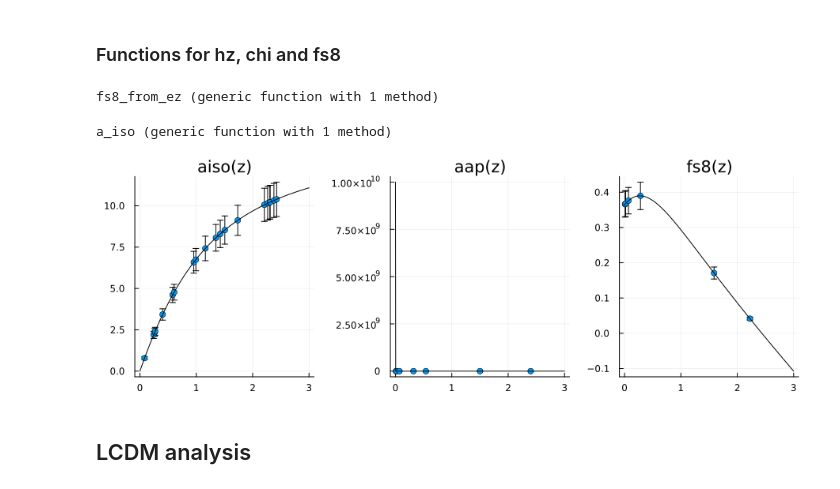
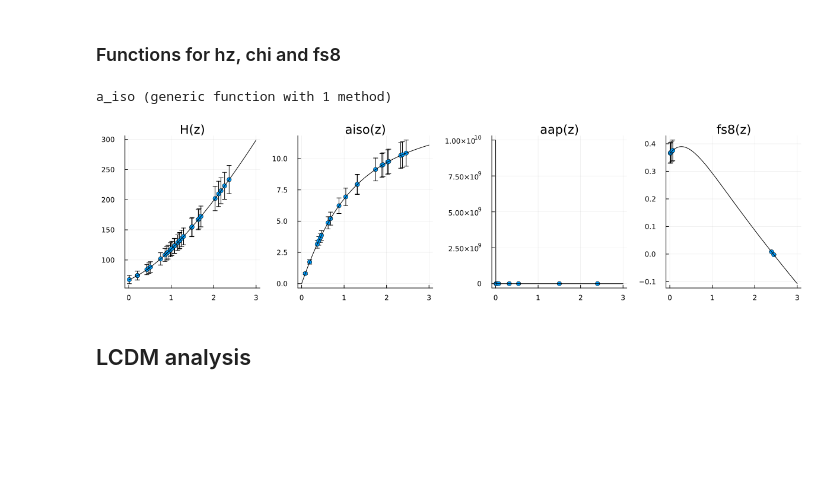
Before and after one commit to JaimeRZP/wb_gp, a Jupyter notebook: Tanvi/alpha_param.ipynb, the cells around one changed output. Cells and saved outputs as stored; diff of their text form; code cells hidden in the pictures; blank space fills up the shorter version.

```diff
--- a/Tanvi/alpha_param.ipynb
+++ b/Tanvi/alpha_param.ipynb
@@ -90,11 +90,12 @@ fakedataaiso = fakedata_aiso();
 #### Putting Hz, Dm and fs8 data together
 # %%
 # fake data
-data_obs  = [fakedataaiso.data; fakedataaap.data; fakedatafs8.data];
-z_obs = [fakedataaiso.z; fakedataaap.z; fakedatafs8.z];
-covariance_obs = BlockDiagonal([fakedataaiso.cov, fakedataaap.cov, fakedatafs8.cov]);
+data_obs  = [fakedatahz.data; fakedataaiso.data; fakedataaap.data; fakedatafs8.data];
+z_obs = [fakedatahz.z; fakedataaiso.z; fakedataaap.z; fakedatafs8.z];
+covariance_obs = BlockDiagonal([fakedatahz.cov, fakedataaiso.cov, fakedataaap.cov, fakedatafs8.cov]);
 
 # errors
+hz_err = 0.1 .* fakedatahz.data;
 aiso_err = 0.1 .* fakedataaiso.data;
 aap_err = 0.1 .* fakedataaap.data;
 fs8_err = 0.1 .* fakedatafs8.data;
@@ -154,46 +155,47 @@ function fs8_from_ez(zarr, Ωm, σ8, h0, ez, cosmo_type)
 
     return fs8zi
 end
+
+
+function dh(zarr, h0, ez)
+    dhz = LimberJack.CLIGHT_HMPC ./ (hz_from_ez(zarr, h0, ez))
+    return dhz
+end
+
+function dv(zarr, h0, ez)
+    dvz_cbrt = zarr .* dh(zarr, h0, ez) .* ((dm_from_ez(zarr, h0, ez)) .^ 2)
+    dvz = dvz_cbrt .^ (1/3)
+    return dvz
+end
+
+function a_ap(zarr, h0, ez)
+  numer = dh(zarr, h0, ez) ./ dm_from_ez(zarr, h0, ez)
+  return numer
+end
+
+function a_iso(zarr, h0, rd, ez)
+    numer = dv(zarr, h0, ez) ./ rd
+    return numer
+end
 # %% [output]
-fs8_from_ez (generic function with 1 method)
+a_iso (generic function with 1 method)
-# %%
-function dh(zarr, h0, ez)
-    dhz = LimberJack.CLIGHT_HMPC ./ (hz_from_ez(zarr, h0, ez))
-    return dhz
-end
-
-function dv(zarr, h0, ez)
-    dvz_cbrt = zarr .* dh(zarr, h0, ez) .* ((dm_from_ez(zarr, h0, ez)) .^ 2)
-    dvz = dvz_cbrt .^ (1/3)
-    return dvz
-end
-
-function a_ap(zarr, h0, ez)
-  numer = dh(zarr, h0, ez) ./ dm_from_ez(zarr, h0, ez)
-  return numer
-end
-
-function a_iso(zarr, h0, rd, ez)
-    numer = dv(zarr, h0, ez) ./ rd
-    return numer
-end
-# %% [output]
-a_iso (generic function with 1 method)
 # %%
 z_integ1 = max.(cosmo1.settings.zs, 1e-12);
 ez_test = Ez(cosmo1, z_integ1);
 # %%
+p0 = plot(fakedatahz.z, fakedatahz.data, yerr=hz_err, seriestype=:scatter,title="H(z)", legend=false)
 p1 = plot(fakedataaiso.z, fakedataaiso.data, yerr=aiso_err, seriestype=:scatter,title="aiso(z)", legend=false)
 p2 = plot(fakedataaap.z, fakedataaap.data, yerr=aap_err, seriestype=:scatter, title="aap(z)", legend=false)
 p3 = plot(fakedatafs8.z, fakedatafs8.data, yerr=fs8_err, seriestype=:scatter, title="fs8(z)", legend=false)
 
+plot!(p0, z_integ1, hz_from_ez(z_integ1, cosmo1.cpar.h, ez_test), color=:black)
 plot!(p1, z_integ1, a_iso(z_integ1, cosmo1.cpar.h, rd_fid, ez_test), color=:black)
 plot!(p2, z_integ1, a_ap(z_integ1, cosmo1.cpar.h, ez_test), color=:black)
 plot!(p3, z_integ1, fs8_from_ez(z_integ1, cosmo1.cpar.Ωm, cosmo1.cpar.σ8, cosmo1.cpar.h, ez_test, eltype(ez_test)), color=:black)
 
-plot(p1, p2, p3, layout=(1,3), size=(900,300))
+plot(p0, p1, p2, p3, layout=(1,4), size=(1200,300))
 # %% [output]
-[figure, old version]
+[figure, new version]
 # %% [markdown]
 ## LCDM analysis
 # %%
```
Also changed, not shown: parts of 24 cells of this notebook.
